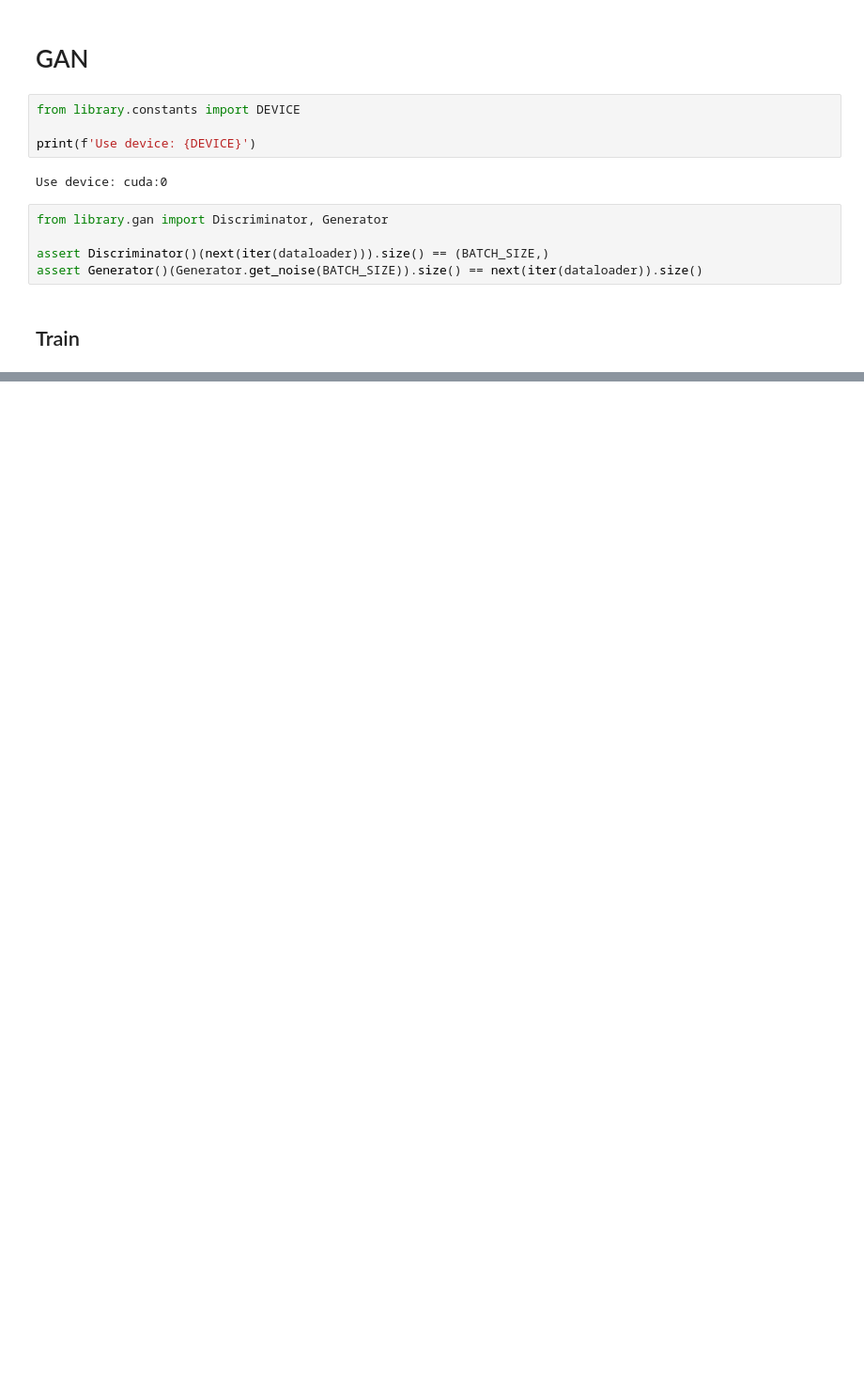
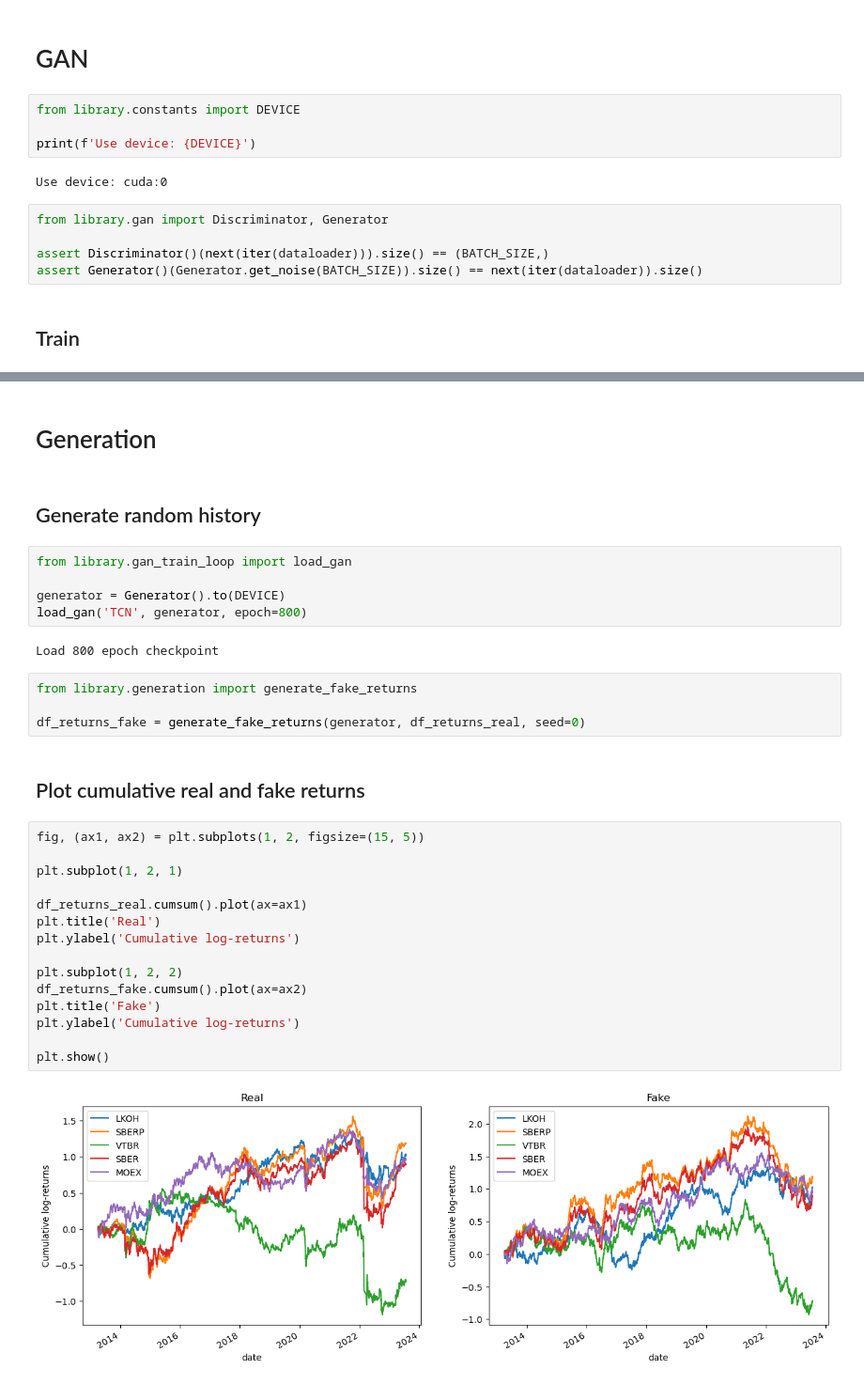
Before and after one commit to GudkovNikolay/Interactive_dashboard_ECML_2025, a Jupyter notebook: research/gan.ipynb, the cells around one changed output, grey strips where cells are left out. Shown at 94% size. Saved outputs shown, nothing was run; the diff lists cells and outputs as text; blank space fills up the shorter version.

```diff
--- a/research/gan.ipynb
+++ b/research/gan.ipynb
@@ -71,0 +75,34 @@ Fake correlation: 0.7819163206434702. Real correlation: 0.9185647795211369
+# %% [markdown]
+# Generation
+# %% [markdown]
+## Generate random history
+# %%
+from library.gan_train_loop import load_gan
+
+generator = Generator().to(DEVICE)
+load_gan('TCN', generator, epoch=800)
+# %% [output]
+Load 800 epoch checkpoint
+# %%
+from library.generation import generate_fake_returns
+
+df_returns_fake = generate_fake_returns(generator, df_returns_real, seed=0)
+# %% [markdown]
+## Plot cumulative real and fake returns
+# %%
+fig, (ax1, ax2) = plt.subplots(1, 2, figsize=(15, 5))
+
+plt.subplot(1, 2, 1)
+
+df_returns_real.cumsum().plot(ax=ax1)
+plt.title('Real')
+plt.ylabel('Cumulative log-returns')
+
+plt.subplot(1, 2, 2)
+df_returns_fake.cumsum().plot(ax=ax2)
+plt.title('Fake')
+plt.ylabel('Cumulative log-returns')
+
+plt.show()
+# %% [output]
+[figure, added]
```
Also changed, not shown: parts of 8 cells of this notebook, 17 other files.
